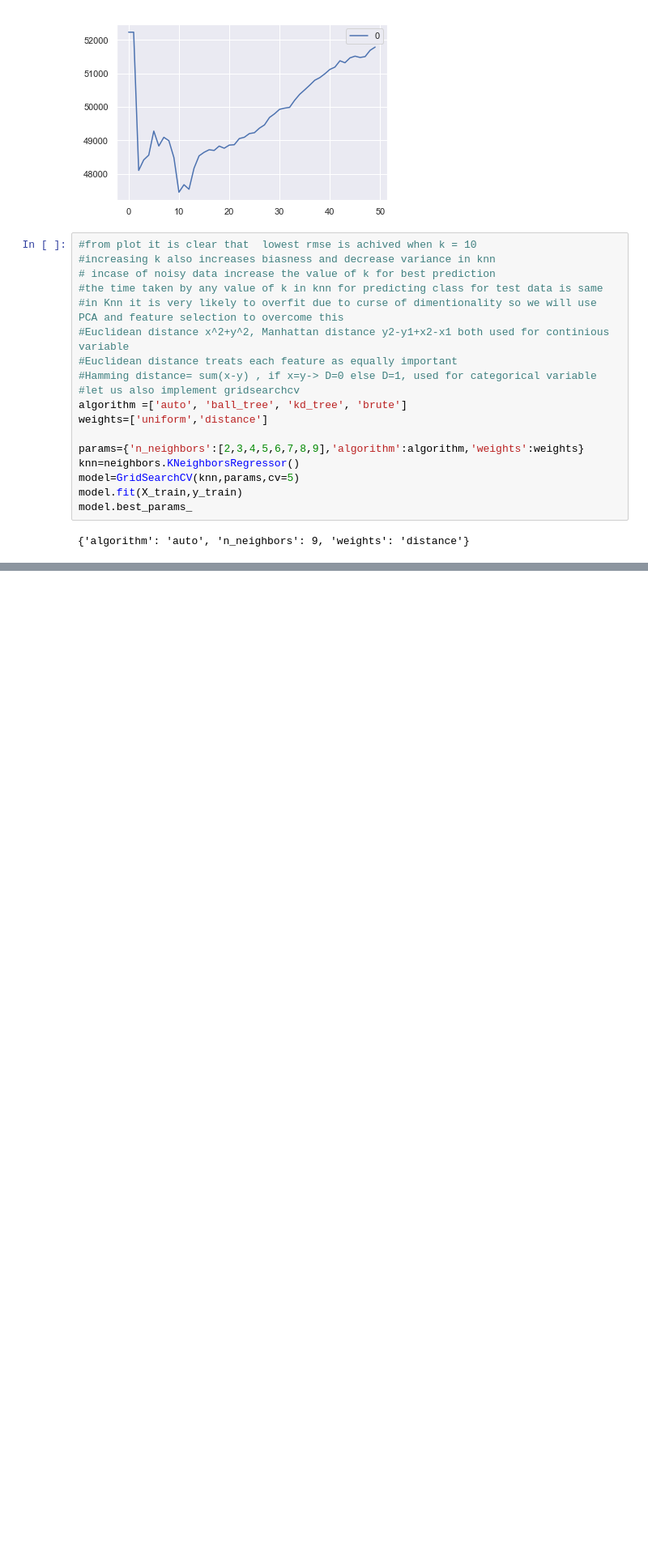
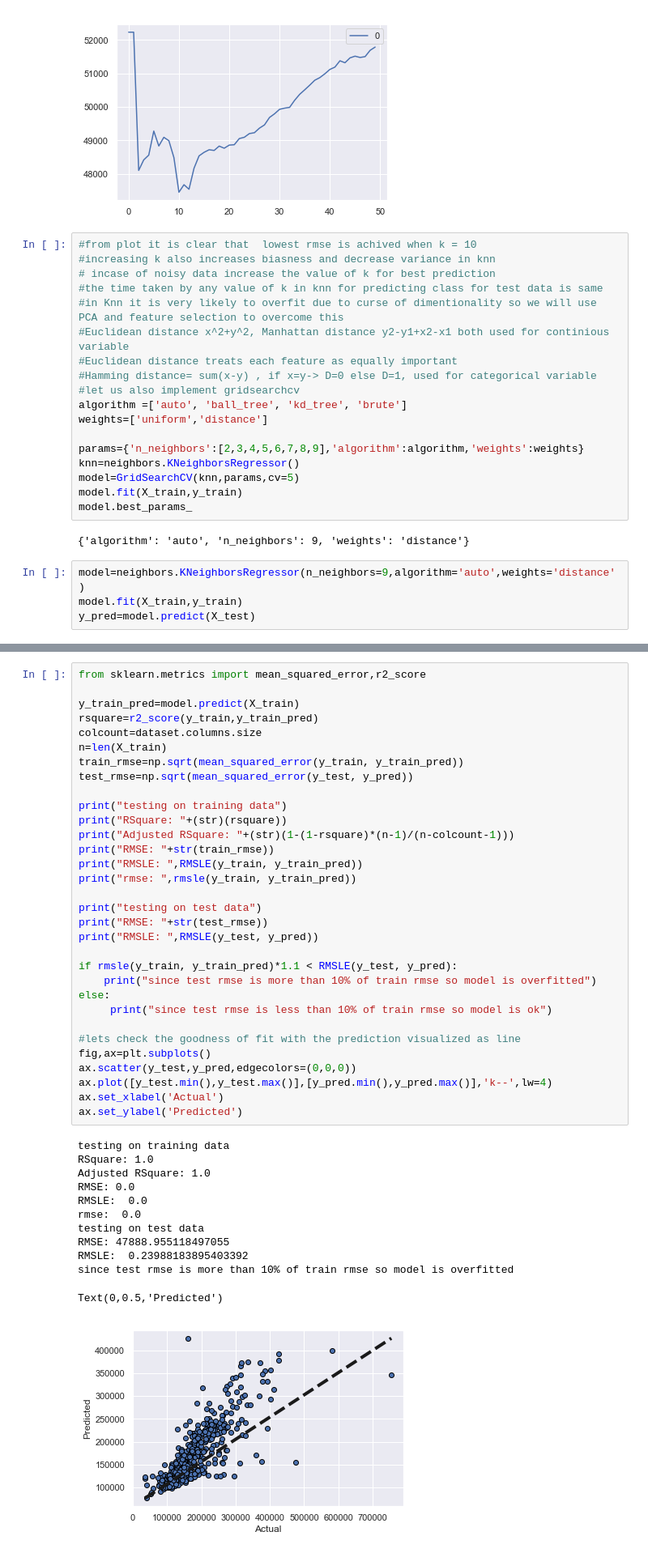
Before and after one commit to vivekkr970/MachineLearn, a Jupyter notebook: HousePricePrediction/Kaggle_House_Price_Prediction.ipynb, the cells around one changed output, grey strips where cells are left out. Shown at 81% size. Saved outputs shown, nothing was run; the diff lists cells and outputs as text; blank space fills up the shorter version.

Commit message:
HousePricePrediction

```diff
--- a/HousePricePrediction/Kaggle_House_Price_Prediction.ipynb
+++ b/HousePricePrediction/Kaggle_House_Price_Prediction.ipynb
@@ -1015,3 +1015,7 @@ model.fit(X_train,y_train)
 model.best_params_
 # %% [output]
 {'algorithm': 'auto', 'n_neighbors': 9, 'weights': 'distance'}
+# %%
+model=neighbors.KNeighborsRegressor(n_neighbors=9,algorithm='auto',weights='distance')
+model.fit(X_train,y_train)
+y_pred=model.predict(X_test)
@@ -1017,0 +1024,45 @@ model.best_params_
+# %%
+from sklearn.metrics import mean_squared_error,r2_score
+
+y_train_pred=model.predict(X_train)
+rsquare=r2_score(y_train,y_train_pred)
+colcount=dataset.columns.size
+n=len(X_train)
+train_rmse=np.sqrt(mean_squared_error(y_train, y_train_pred))
+test_rmse=np.sqrt(mean_squared_error(y_test, y_pred))
+
+print("testing on training data")
+print("RSquare: "+(str)(rsquare))
+print("Adjusted RSquare: "+(str)(1-(1-rsquare)*(n-1)/(n-colcount-1)))
+print("RMSE: "+str(train_rmse))
+print("RMSLE: ",RMSLE(y_train, y_train_pred))
+print("rmse: ",rmsle(y_train, y_train_pred))
+
+print("testing on test data")
+print("RMSE: "+str(test_rmse))
+print("RMSLE: ",RMSLE(y_test, y_pred))
+
+if rmsle(y_train, y_train_pred)*1.1 < RMSLE(y_test, y_pred):
+    print("since test rmse is more than 10% of train rmse so model is overfitted")
+else:
+     print("since test rmse is less than 10% of train rmse so model is ok")
+
+#lets check the goodness of fit with the prediction visualized as line
+fig,ax=plt.subplots()
+ax.scatter(y_test,y_pred,edgecolors=(0,0,0))
+ax.plot([y_test.min(),y_test.max()],[y_pred.min(),y_pred.max()],'k--',lw=4)
+ax.set_xlabel('Actual')
+ax.set_ylabel('Predicted')
+# %% [output]
+testing on training data
+RSquare: 1.0
+Adjusted RSquare: 1.0
+RMSE: 0.0
+RMSLE:  0.0
+rmse:  0.0
+testing on test data
+RMSE: 47888.955118497055
+RMSLE:  0.23988183895403392
+since test rmse is more than 10% of train rmse so model is overfitted
+Text(0,0.5,'Predicted')
+[figure, added]
```
Also changed, not shown: parts of 15 cells of this notebook.
